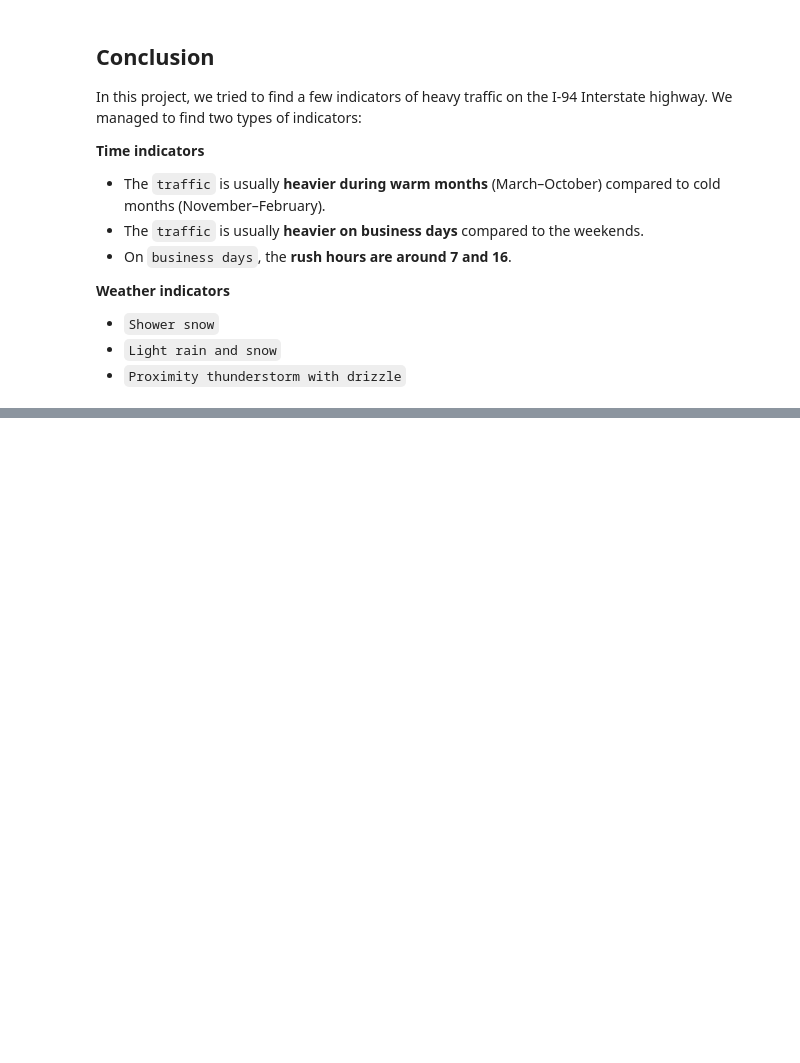
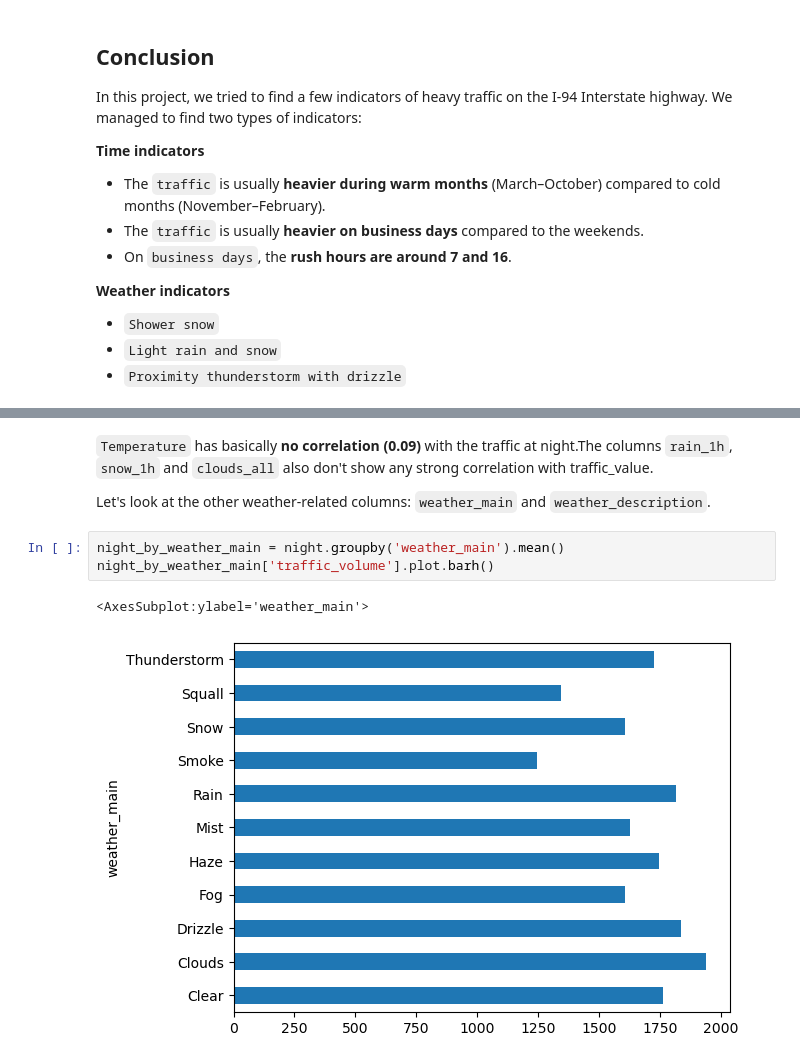
Before and after one commit to MiguelBelo95/Data-Quest, a Jupyter notebook: projects/traffic_I-94-p3/traffic_data_i94.ipynb, the cells around one changed output, grey strips where cells are left out. Saved outputs shown, nothing was run; the diff lists cells and outputs as text; blank space fills up the shorter version.

```diff
--- a/projects/traffic_I-94-p3/traffic_data_i94.ipynb
+++ b/projects/traffic_I-94-p3/traffic_data_i94.ipynb
@@ -504,0 +630,10 @@ In this project, we tried to find a few indicators of heavy traffic on the I-94
+# %% [markdown]
+`Temperature` has basically **no correlation (0.09)** with the traffic at night.The columns `rain_1h`, `snow_1h` and `clouds_all` also don't show any strong correlation with traffic_value.
+
+Let's look at the other weather-related columns: `weather_main` and `weather_description`.
+# %%
+night_by_weather_main = night.groupby('weather_main').mean()
+night_by_weather_main['traffic_volume'].plot.barh()
+# %% [output]
+<AxesSubplot:ylabel='weather_main'>
+[figure, added]
```
Also changed, not shown: parts of 16 cells of this notebook.
